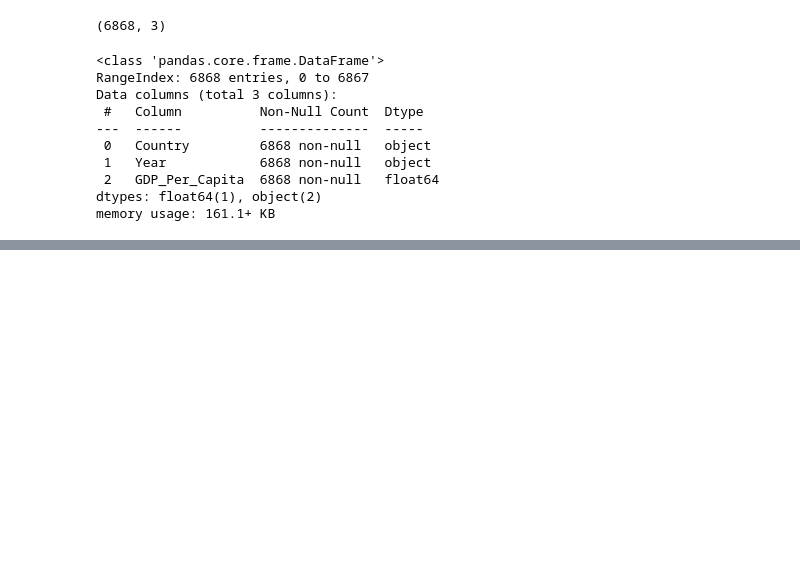
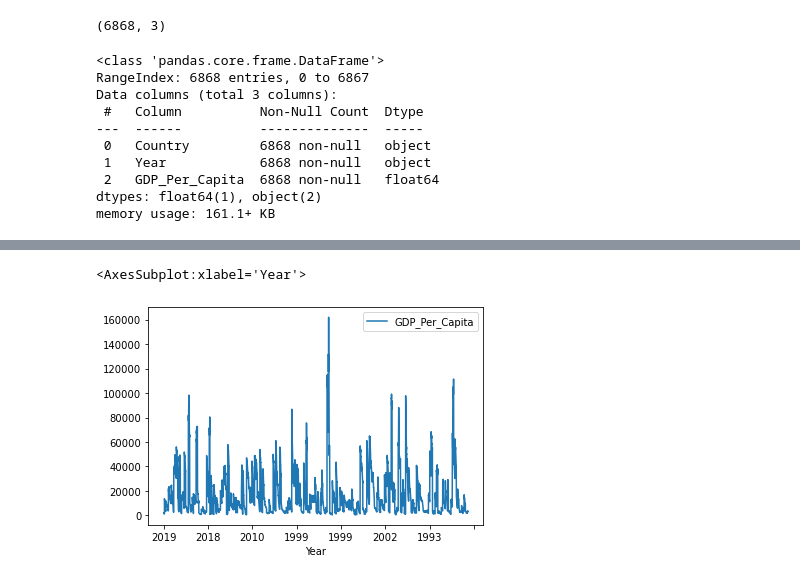
Before and after one commit to nss-data-science-cohort-5/un_exploration-ZhenyaC, a Jupyter notebook: notebooks/UN_Data_Exploration.ipynb, the cells around one changed output, grey strips where cells are left out. Cells and saved outputs as stored; diff of their text form; code cells hidden in the pictures; blank space fills up the shorter version.

```diff
--- a/notebooks/UN_Data_Exploration.ipynb
+++ b/notebooks/UN_Data_Exploration.ipynb
@@ -135,0 +398,5 @@ gdp_df_2014 = gdp_df[gdp_df["Year"] == '2014-01-01']
+# %%
+gdp_df.plot(x='Year', y='GDP_Per_Capita')
+# %% [output]
+<AxesSubplot:xlabel='Year'>
+[figure, added]
```
Also changed, not shown: parts of 34 cells of this notebook.
